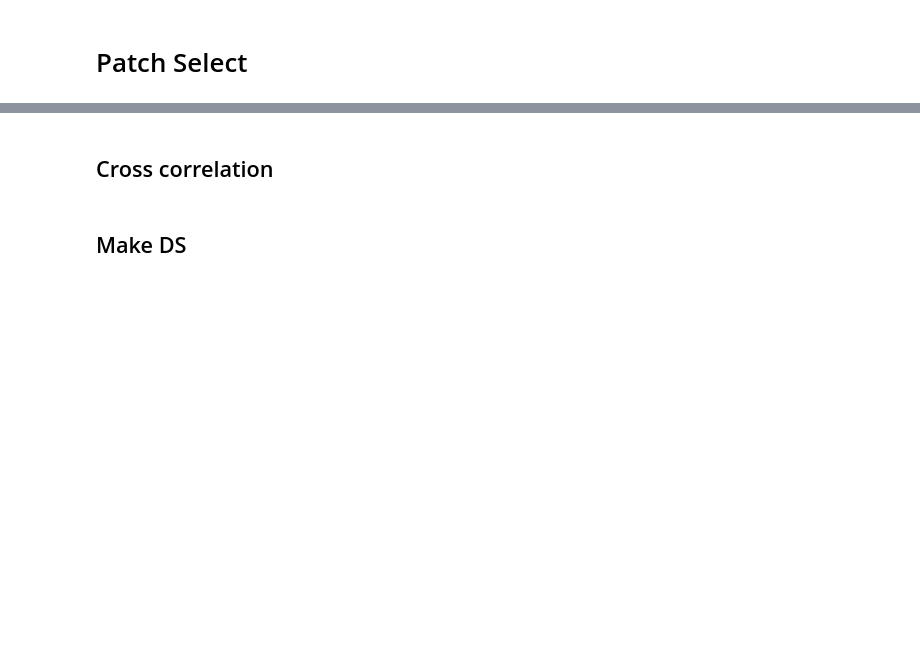
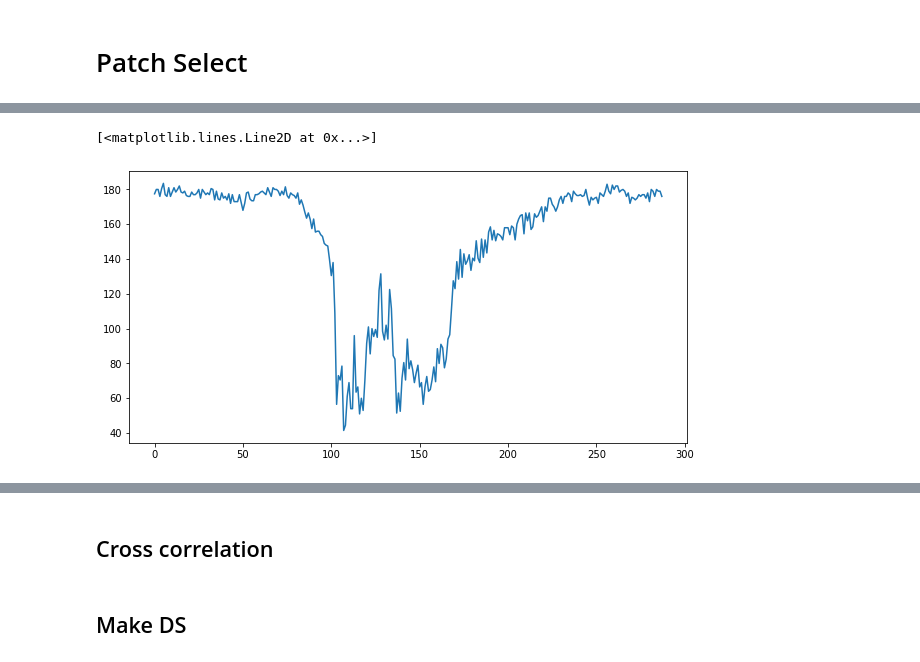
Before and after one commit to shehel/traffic_forecasting, a Jupyter notebook: notebooks/point_exp.ipynb, the cells around one changed output, grey strips where cells are left out. Cells and saved outputs as stored; diff of their text form; code cells hidden in the pictures; blank space fills up the shorter version.

```diff
--- a/notebooks/point_exp.ipynb
+++ b/notebooks/point_exp.ipynb
@@ -209,0 +260,6 @@ for idx,file in tqdm((enumerate(training_files[:1]))):
+# %%
+plt.figure(figsize=(10,5))
+plt.plot(mean[:,3,3])
+# %% [output]
+[<matplotlib.lines.Line2D at 0x...>]
+[figure, added]
```
Also changed, not shown: parts of 26 cells of this notebook, 10 other files.
